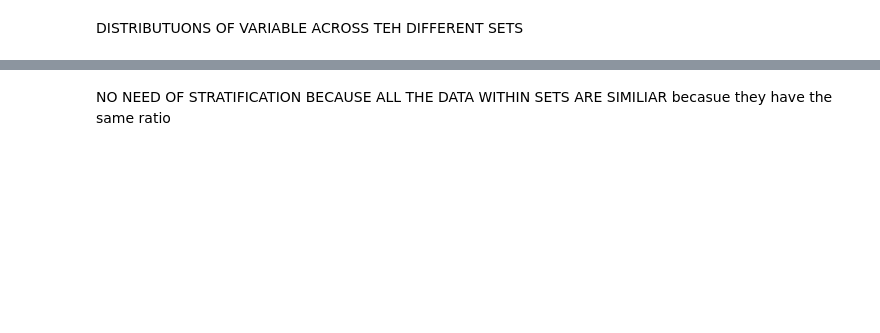
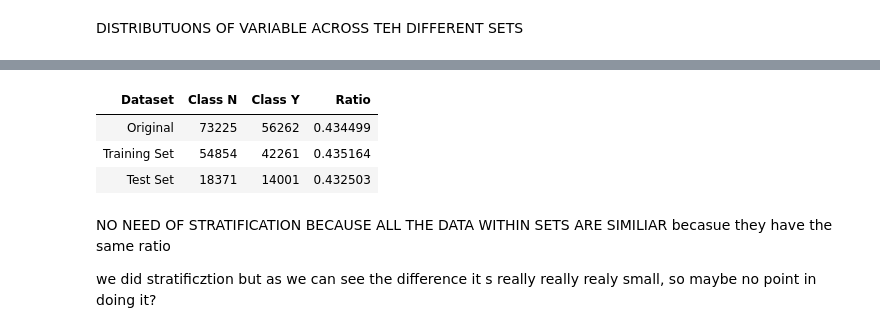
Before and after one commit to sofbruni/AI_PROJECT2023-2024, a Jupyter notebook: main.ipynb, the cells around one changed output, grey strips where cells are left out. Saved outputs shown, nothing was run; the diff lists cells and outputs as text; code cells hidden in the pictures; blank space fills up the shorter version.

```diff
--- a/main.ipynb
+++ b/main.ipynb
@@ -495,2 +537,30 @@ Ratio: 0.43495534339390207
+# %%
+unique_vals, original_counts = np.unique(y, return_counts=True)
+
+# Calculate the distribution of y_train in the training set
+train_unique_vals, train_counts = np.unique(y_train, return_counts=True)
+
+# Calculate the distribution of y_test in the test set
+test_unique_vals, test_counts = np.unique(y_test, return_counts=True)
+
+# Create a DataFrame to display the distributions
+distribution_df = pd.DataFrame({
+    'Dataset': ['Original', 'Training Set', 'Test Set'],
+    f'Class {unique_vals[0]}': [original_counts[0], train_counts[0], test_counts[0]],
+    f'Class {unique_vals[1]}': [original_counts[1], train_counts[1], test_counts[1]],
+    'Ratio': [original_counts[1] / (original_counts[0] + original_counts[1]),
+              train_counts[1] / (train_counts[0] + train_counts[1]),
+              test_counts[1] / (test_counts[0] + test_counts[1])]
+}).style.hide(axis='index')
+
+
+distribution_df
+# %% [output]
+| Dataset | Class N | Class Y | Ratio |
+| Original | 73225 | 56262 | 0.434499 |
+| Training Set | 54854 | 42261 | 0.435164 |
+| Test Set | 18371 | 14001 | 0.432503 |
 # %% [markdown]
 NO NEED OF STRATIFICATION BECAUSE ALL THE DATA WITHIN SETS ARE SIMILIAR becasue they have the same ratio
+
+we did stratificztion but as we can see the difference it s really really realy small, so maybe no point in doing it?
```
Also changed, not shown: parts of 23 cells of this notebook.
